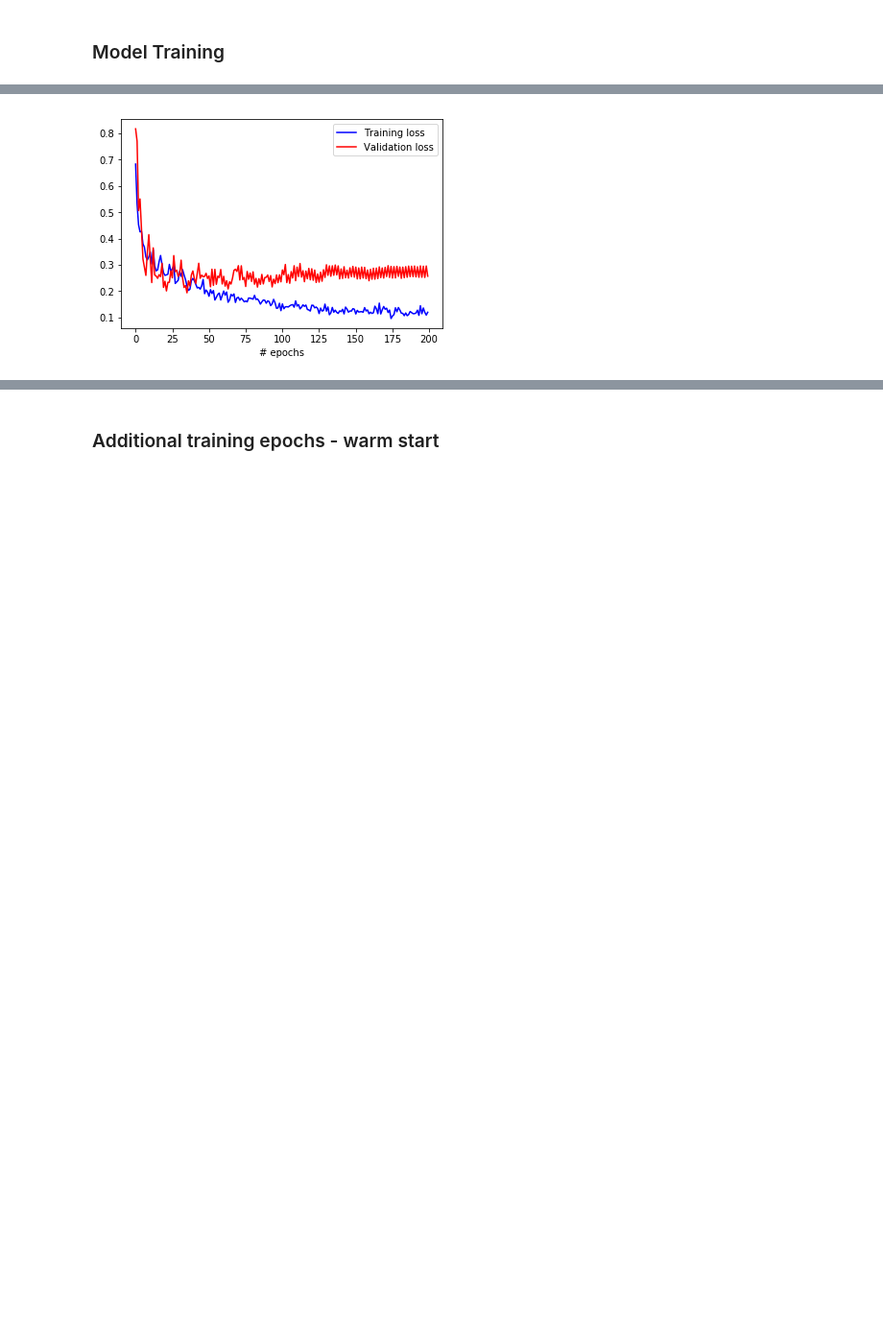
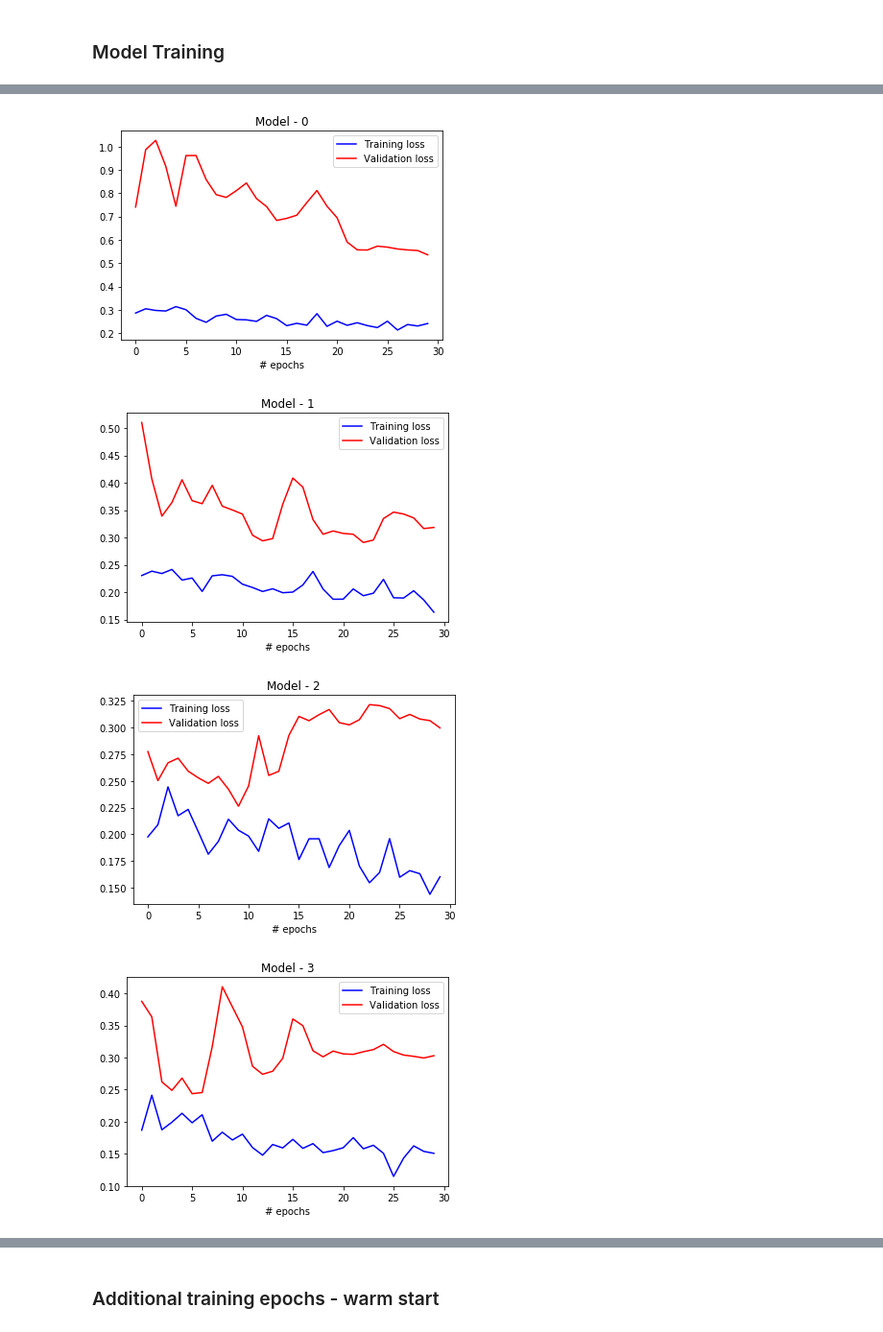
Before and after one commit to MarekKZielinski/Statoil-C-CORE-Iceberg-Classifier-Challenge, a Jupyter notebook: Iceberg-notebook-volta.ipynb, the cells around one changed output, grey strips where cells are left out. Shown at 96% size. Cells and saved outputs as stored; diff of their text form; code cells hidden in the pictures; blank space fills up the shorter version.

```diff
--- a/Iceberg-notebook-volta.ipynb
+++ b/Iceberg-notebook-volta.ipynb
@@ -70,7 +84,7 @@ K.set_image_dim_ordering('tf')
 # %% [markdown]
 ### Load Data
 # %%
-data = pd.read_json("Data/train/train.json", orient='records')
+data = pd.read_json("data/processed/train.json", orient='records')
 data.head()
 train_df = data
 # %%
@@ -506,7 +548,7 @@ def denoising(img):
 # %% [markdown]
 ### Keras model
 # %%
-model_code="CNN_2018_01_22_v02"
+model_code="CNN_2018_01_23_v02"
 model_comment="2 CNN inputs 3,3 conv filters, na=0"
 # %%
 %%writefile current_model.py
@@ -608,11 +652,11 @@ def get_callbacks(filepath, save_to_disc = True, lScheduler = None,
         lrScheduler = LearningRateScheduler(step_decay)
     else:
         lrScheduler = lScheduler
-    tqdmCallback =  TQDMNotebookCallback(leave_inner=True, leave_outer=True)
+    tqdmCallback =  TQDMNotebookCallback(leave_inner=True, leave_outer=True, ascii=True)
     if (save_to_disc):
-        return [msave, lrScheduler, modelHistoryCallback, tqdmCallback]
+        return [msave, lrScheduler, modelHistoryCallback]
     else:
-        return [lrScheduler, modelHistoryCallback, tqdmCallback]
+        return [lrScheduler, modelHistoryCallback]
 # %%
 model_f.summary()
 # %% [output]
@@ -706,0 +751,31 @@ plt.show()
+# %%
+#model training
+start_time = time.monotonic()
+lScheduler = None
+modelEnsemble = ModelHistory(listSize=120)
+H=[]
+for i in tqdm(range(8), ascii = True):
+    x_train_tmp, x_val_tmp, y_train_tmp, y_val_tmp = train_test_split(X_train, y_train, test_size=0.3)
+    modelEnsemble_tmp = ModelHistory(listSize=30)
+    lScheduler_tmp = CyclicLR(base_lr=0.0001, max_lr=0.001,
+                                 step_size=10, mode='triangular3', beta=0.22, theta=0.11)
+    callbacks = get_callbacks(filepath=model_best_weights_path, save_to_disc=False, lScheduler=lScheduler_tmp,
+                          modelHistoryCallback=modelEnsemble_tmp)
+    #model_f = build_model()
+    H_tmp = model_f.fit_generator(datagen_angle.flow(x_train_tmp, y_train_tmp, batch_size=128,
+                                             noise_on=True,noise=((1,0.5,1,0.5),(1,0.5,1,0.5))), #add noise mean(4 channel) and sigma(4 channels)
+                    steps_per_epoch=len(x_train_tmp)/128,
+                    validation_data=datagen_angle_val.flow(X_val, y_val, batch_size=40, shuffle=False,
+                                             noise_on=True,noise=((1,0.5,1,0.5),(1,0.5,1,0.5))),
+                    validation_steps=len(X_val)/40,
+                    #validation_data=[X_val,y_val],
+                    epochs=30, callbacks=callbacks,
+                    verbose=1)
+    H.append(H_tmp)
+    lScheduler = lScheduler_tmp
+    for model_weights in modelEnsemble_tmp.models:
+        heapq.heappush(modelEnsemble.models, model_weights)
+
+model_time = time.monotonic() - start_time
+print("Model training time: " + '{:d}'.format(int(model_time // 60)) + " minutes "
+      + '{:.1f}'.format(model_time % 60) + " seconds")
@@ -707,10 +928,13 @@ plt.show()
 # %%
 for i,hist in enumerate(H):
-    plt.plot(H.history['loss'], color="b", label='Training loss')
-    plt.plot(H.history['val_loss'], color="r", label='Validation loss')
+    plt.plot(hist.history['loss'], color="b", label='Training loss')
+    plt.plot(hist.history['val_loss'], color="r", label='Validation loss')
     plt.legend()
     plt.title("Model - " + str(i))
     plt.xlabel('# epochs')
     plt.show()
 # %% [output]
-[figure, old version]
+[figure, new version]
+[figure, added]
+[figure, added]
+[figure, added]
```
Also changed, not shown: parts of 72 cells of this notebook, 2 other files.
